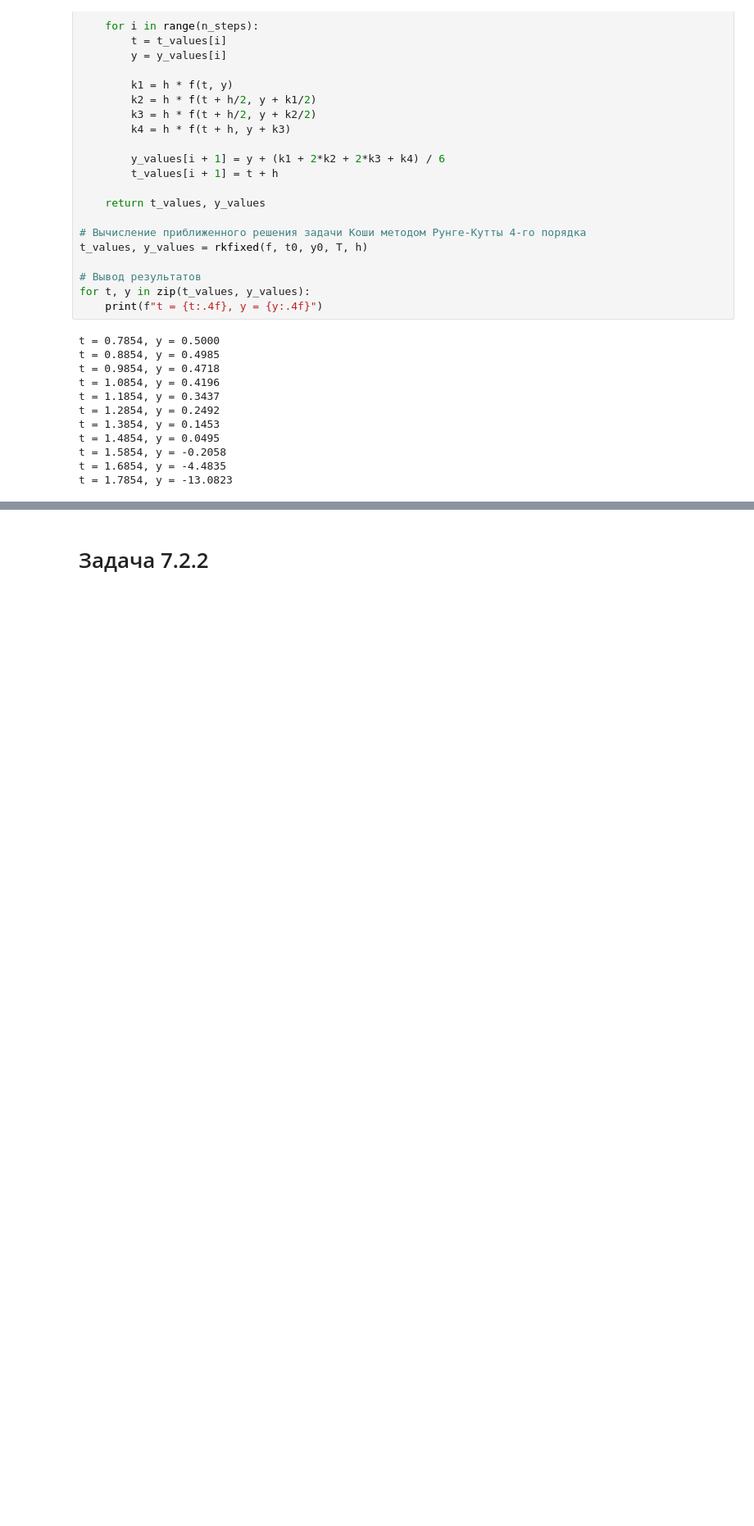
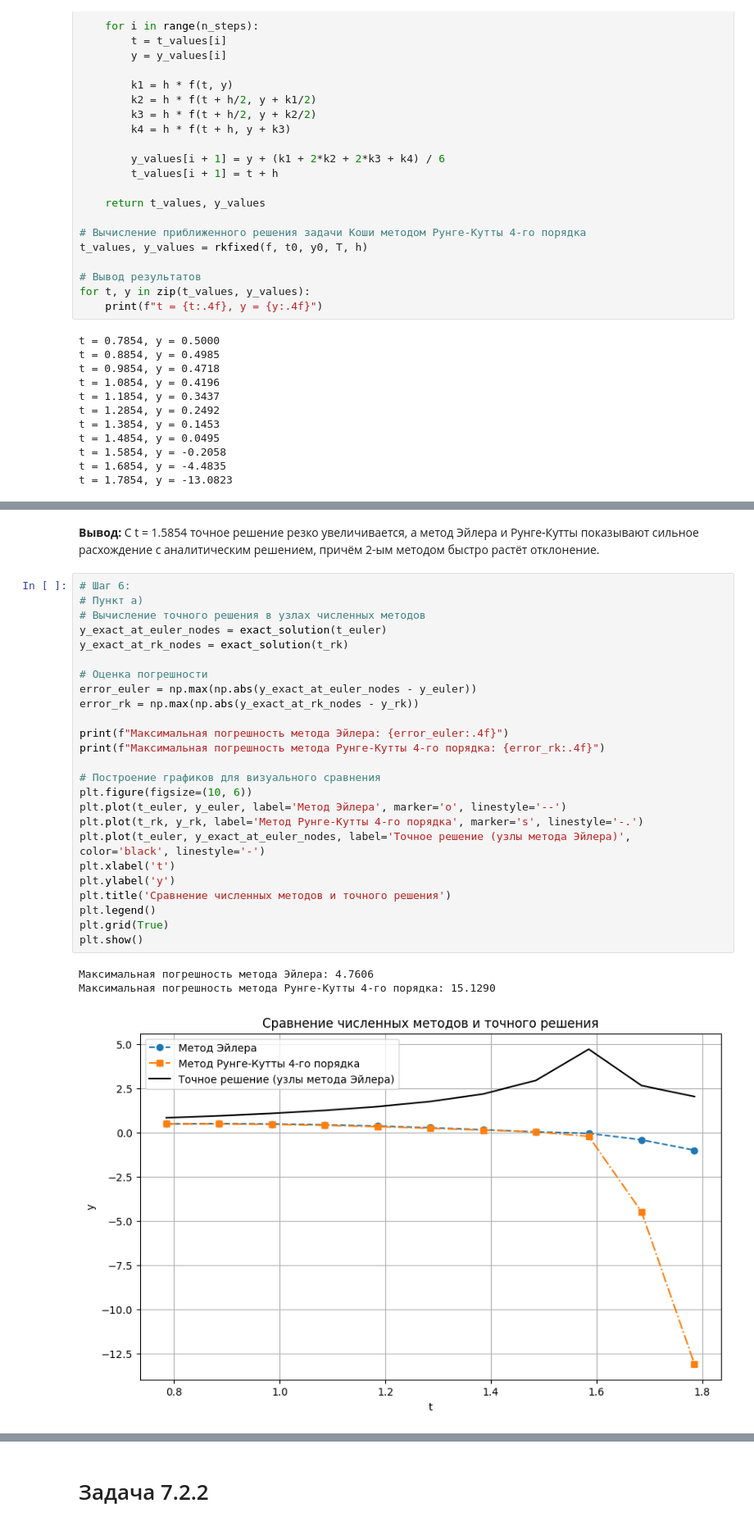
Before and after one commit to Syorito7/Tasks, a Jupyter notebook: HSE/Course_3/Numerical Methods/Laba_6/Indyuchenko_Nikita_BPM212_lab_6_numerical_methods.ipynb, the cells around one changed output, grey strips where cells are left out. Shown: that part at 82% size. Drawn from its saved outputs; the diff is of its cells as text; blank space fills up the shorter version.

```diff
--- a/HSE/Course_3/Numerical Methods/Laba_6/Indyuchenko_Nikita_BPM212_lab_6_numerical_methods.ipynb
+++ b/HSE/Course_3/Numerical Methods/Laba_6/Indyuchenko_Nikita_BPM212_lab_6_numerical_methods.ipynb
@@ -144,0 +194,31 @@ t = 1.7854, y = -13.0823
+# %% [markdown]
+**Вывод:** С t = 1.5854 точное решение резко увеличивается, а метод Эйлера и Рунге-Кутты показывают сильное расхождение с аналитическим решением, причём 2-ым методом быстро растёт отклонение.
+# %%
+# Шаг 6:
+# Пункт а)
+# Вычисление точного решения в узлах численных методов
+y_exact_at_euler_nodes = exact_solution(t_euler)
+y_exact_at_rk_nodes = exact_solution(t_rk)
+
+# Оценка погрешности
+error_euler = np.max(np.abs(y_exact_at_euler_nodes - y_euler))
+error_rk = np.max(np.abs(y_exact_at_rk_nodes - y_rk))
+
+print(f"Максимальная погрешность метода Эйлера: {error_euler:.4f}")
+print(f"Максимальная погрешность метода Рунге-Кутты 4-го порядка: {error_rk:.4f}")
+
+# Построение графиков для визуального сравнения
+plt.figure(figsize=(10, 6))
+plt.plot(t_euler, y_euler, label='Метод Эйлера', marker='o', linestyle='--')
+plt.plot(t_rk, y_rk, label='Метод Рунге-Кутты 4-го порядка', marker='s', linestyle='-.')
+plt.plot(t_euler, y_exact_at_euler_nodes, label='Точное решение (узлы метода Эйлера)', color='black', linestyle='-')
+plt.xlabel('t')
+plt.ylabel('y')
+plt.title('Сравнение численных методов и точного решения')
+plt.legend()
+plt.grid(True)
+plt.show()
+# %% [output]
+Максимальная погрешность метода Эйлера: 4.7606
+Максимальная погрешность метода Рунге-Кутты 4-го порядка: 15.1290
+[figure, added]
```
Also changed, not shown: parts of 14 cells of this notebook, 3 other files.
